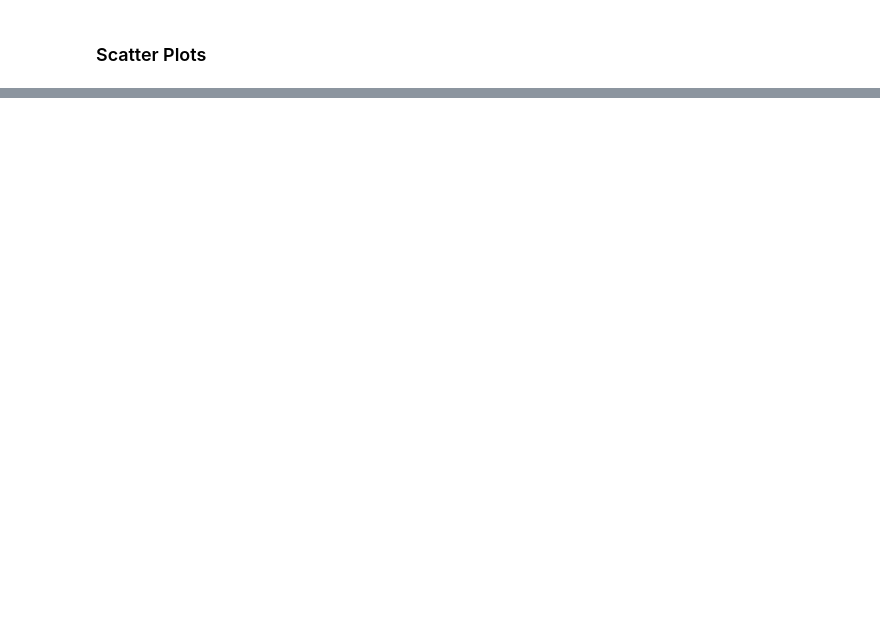
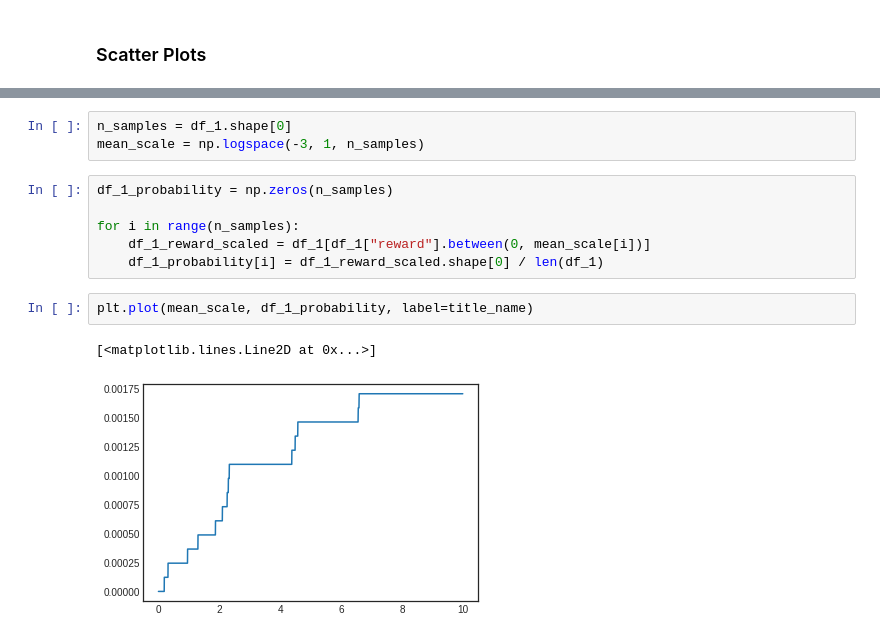
Before and after one commit to resuldagdanov/self-improving-RL, a Jupyter notebook: experiments/analyses/algorithm_results.ipynb, the cells around one changed output, grey strips where cells are left out. Drawn from its saved outputs; the diff is of its cells as text; blank space fills up the shorter version.

```diff
--- a/experiments/analyses/algorithm_results.ipynb
+++ b/experiments/analyses/algorithm_results.ipynb
@@ -43,0 +70,14 @@ plt.ylabel("mio vehicle final velocity (m/s)")
+# %%
+n_samples = df_1.shape[0]
+mean_scale = np.logspace(-3, 1, n_samples)
+# %%
+df_1_probability = np.zeros(n_samples)
+
+for i in range(n_samples):
+    df_1_reward_scaled = df_1[df_1["reward"].between(0, mean_scale[i])]
+    df_1_probability[i] = df_1_reward_scaled.shape[0] / len(df_1)
+# %%
+plt.plot(mean_scale, df_1_probability, label=title_name)
+# %% [output]
+[<matplotlib.lines.Line2D at 0x...>]
+[figure, added]
```
Also changed, not shown: parts of 7 cells of this notebook, 1 other file.
